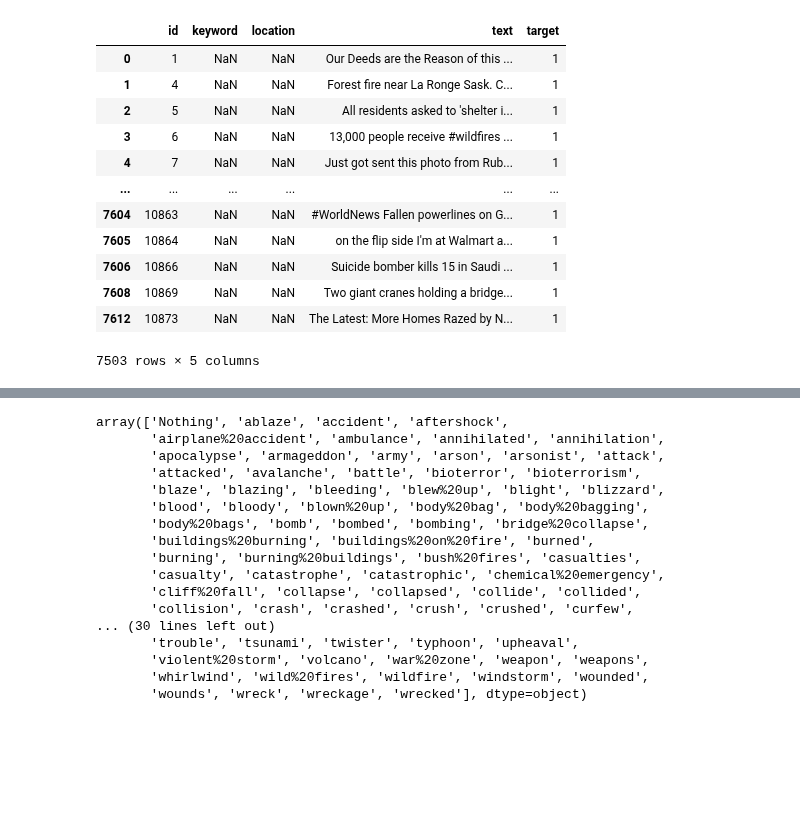
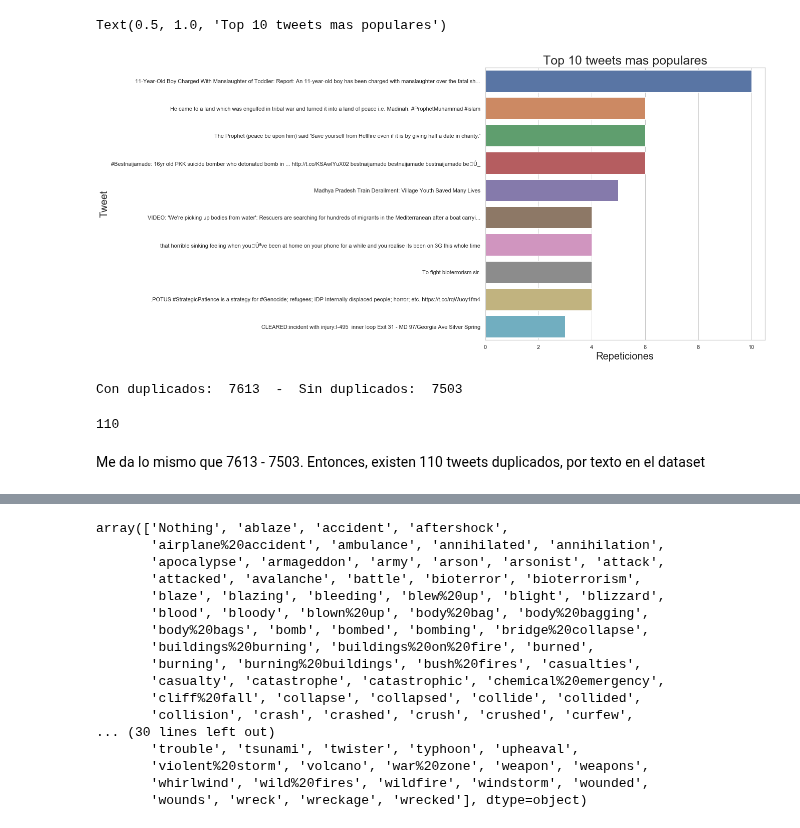
Before and after one commit to axelmpm/TP1_DATOS_1C_2020, a Jupyter notebook: C_AnalisisKeywords.ipynb, the cells around one changed output, grey strips where cells are left out. Cells and saved outputs as stored; diff of their text form; code cells hidden in the pictures; blank space fills up the shorter version.

```diff
--- a/C_AnalisisKeywords.ipynb
+++ b/C_AnalisisKeywords.ipynb
@@ -16,0 +33,6 @@ C_tweets = pd.read_csv("train.csv")
+# %%
+C_tweetsDuplicados = C_tweets.groupby(['text']).agg({'id':'count'})\
+.rename(columns={"id": "cantidad_de_tweets"}).reset_index()
+# %%
+C_TOP10tweetsDuplicados = C_tweetsDuplicados[C_tweetsDuplicados.apply(lambda row : row['cantidad_de_tweets'] > 1, axis = 1)]\
+.sort_values(by = 'cantidad_de_tweets',ascending=False).head(10)
@@ -17 +53,12 @@ C_tweets = pd.read_csv("train.csv")
+# %%
+plt.rcParams['figure.figsize'] = (10, 10)
+
+ax = sns.barplot(x="cantidad_de_tweets", y="text", data=C_TOP10tweetsDuplicados,orient='h')
+
+ax.set_ylabel('Tweet', fontsize=20)
+ax.set_xlabel('Repeticiones', fontsize=20)
+ax.set_title("Top 10 tweets mas populares", fontsize=25)
+# %% [output]
+Text(0.5, 1.0, 'Top 10 tweets mas populares')
+[figure, added]
 # %%
@@ -20,16 +68,12 @@ C_tweets.drop_duplicates(subset='text',inplace = True)
-# %%
-C_tweets
-# %% [output]
-|  | id | keyword | location | text | target |
-| 0 | 1 | NaN | NaN | Our Deeds are the Reason of this ... | 1 |
-| 1 | 4 | NaN | NaN | Forest fire near La Ronge Sask. C... | 1 |
-| 2 | 5 | NaN | NaN | All residents asked to 'shelter i... | 1 |
-| 3 | 6 | NaN | NaN | 13,000 people receive #wildfires ... | 1 |
-| 4 | 7 | NaN | NaN | Just got sent this photo from Rub... | 1 |
-| ... | ... | ... | ... | ... | ... |
-| 7604 | 10863 | NaN | NaN | #WorldNews Fallen powerlines on G... | 1 |
-| 7605 | 10864 | NaN | NaN | on the flip side I'm at Walmart a... | 1 |
-| 7606 | 10866 | NaN | NaN | Suicide bomber kills 15 in Saudi ... | 1 |
-| 7608 | 10869 | NaN | NaN | Two giant cranes holding a bridge... | 1 |
-| 7612 | 10873 | NaN | NaN | The Latest: More Homes Razed by N... | 1 |
-7503 rows × 5 columns
+# %%
+print("Con duplicados: ",C_CantTweetsEnDf," - ", "Sin duplicados: ",C_CantTweetsEnDfSinDuplicados)
+# %% [output]
+Con duplicados:  7613  -  Sin duplicados:  7503
+# %%
+#Cantidad de twits que se repiten - Diferentes tweets repetidos = tweets repetidos
+print (C_tweetsDuplicados.cantidad_de_tweets.sum() - len(C_tweetsDuplicados.index))
+# %% [output]
+110
+# %% [markdown]
+Me da lo mismo que 7613 - 7503.
+Entonces, existen 110 tweets duplicados, por texto en el dataset
```
Also changed, not shown: parts of 13 cells of this notebook.
